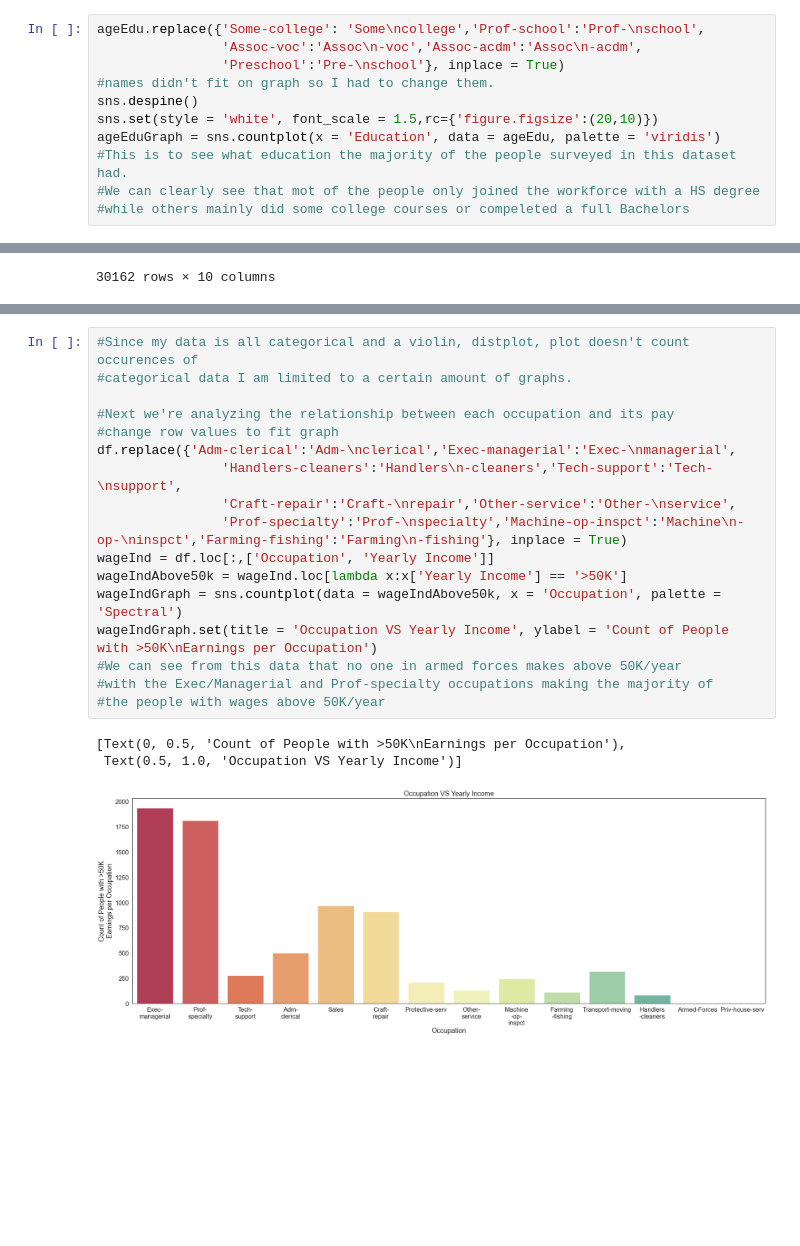
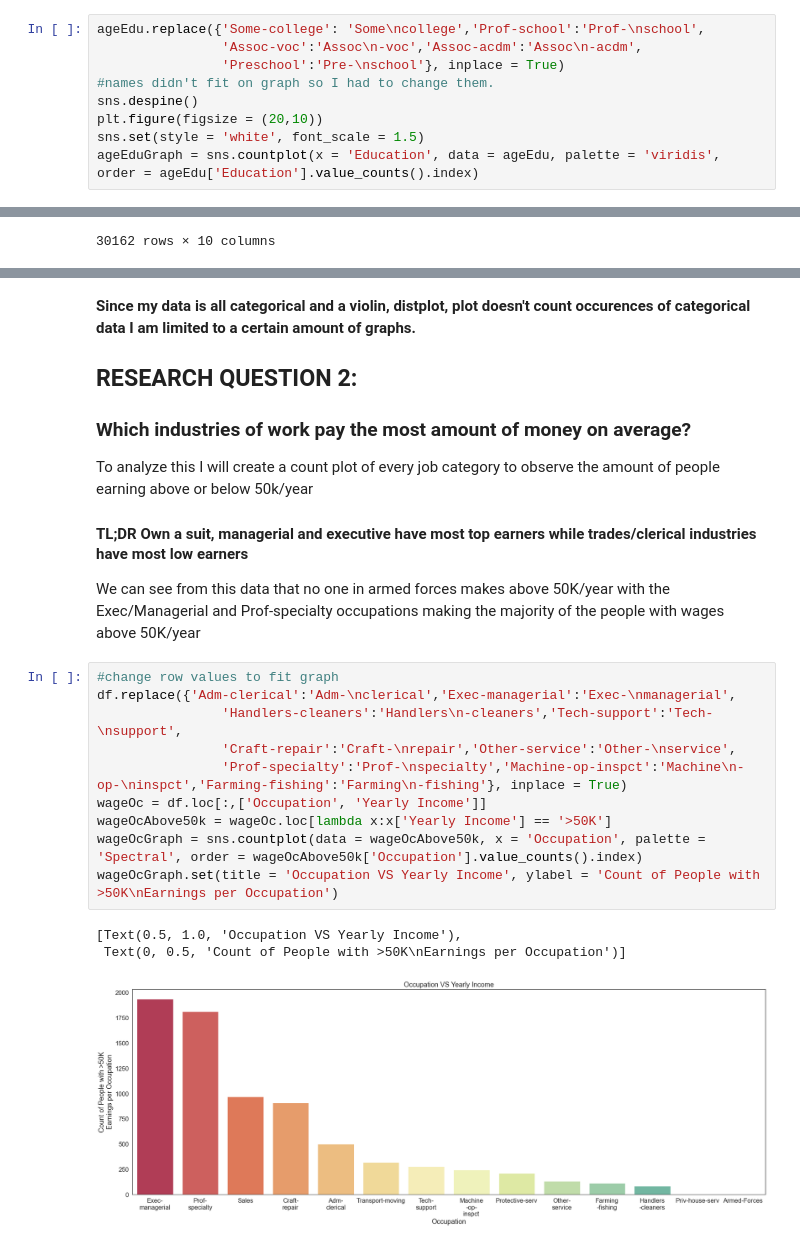
Before and after one commit to data301-2020-winter1/course-project-solo_122, a Jupyter notebook: analysis/SebiUnipan/milestone2.ipynb, the cells around one changed output, grey strips where cells are left out. Saved outputs shown, nothing was run; the diff lists cells and outputs as text; blank space fills up the shorter version.

```diff
--- a/analysis/SebiUnipan/milestone2.ipynb
+++ b/analysis/SebiUnipan/milestone2.ipynb
@@ -69,9 +77,7 @@ ageEdu.replace({'Some-college': 'Some\ncollege','Prof-school':'Prof-\nschool',
                 'Preschool':'Pre-\nschool'}, inplace = True)
 #names didn't fit on graph so I had to change them.
 sns.despine()
-sns.set(style = 'white', font_scale = 1.5,rc={'figure.figsize':(20,10)})
-ageEduGraph = sns.countplot(x = 'Education', data = ageEdu, palette = 'viridis')
-#This is to see what education the majority of the people surveyed in this dataset had.
-#We can clearly see that mot of the people only joined the workforce with a HS degree
-#while others mainly did some college courses or compeleted a full Bachelors
+plt.figure(figsize = (20,10))
+sns.set(style = 'white', font_scale = 1.5)
+ageEduGraph = sns.countplot(x = 'Education', data = ageEdu, palette = 'viridis', order = ageEdu['Education'].value_counts().index)
 # %% [output]
@@ -169,21 +180,23 @@ sns.countplot(x = 'Education', data = eduWageBelow50k)
+# %% [markdown]
+**Since my data is all categorical and a violin, distplot, plot doesn't count occurences of categorical data I am limited to a certain amount of graphs.**
+## RESEARCH QUESTION 2:
+### Which industries of work pay the most amount of money on average?
+To analyze this I will create a count plot of every job category to observe the amount of people earning above or below 50k/year
+#### TL;DR Own a suit, managerial and executive have most top earners while trades/clerical industries have most low earners
+We can see from this data that no one in armed forces makes above 50K/year
+with the Exec/Managerial and Prof-specialty occupations making the majority of
+the people with wages above 50K/year
 # %%
-#Since my data is all categorical and a violin, distplot, plot doesn't count occurences of
-#categorical data I am limited to a certain amount of graphs.
-
-#Next we're analyzing the relationship between each occupation and its pay
 #change row values to fit graph
 df.replace({'Adm-clerical':'Adm-\nclerical','Exec-managerial':'Exec-\nmanagerial',
                 'Handlers-cleaners':'Handlers\n-cleaners','Tech-support':'Tech-\nsupport',
                 'Craft-repair':'Craft-\nrepair','Other-service':'Other-\nservice',
                 'Prof-specialty':'Prof-\nspecialty','Machine-op-inspct':'Machine\n-op-\ninspct','Farming-fishing':'Farming\n-fishing'}, inplace = True)
-wageInd = df.loc[:,['Occupation', 'Yearly Income']]
-wageIndAbove50k = wageInd.loc[lambda x:x['Yearly Income'] == '>50K']
-wageIndGraph = sns.countplot(data = wageIndAbove50k, x = 'Occupation', palette = 'Spectral')
-wageIndGraph.set(title = 'Occupation VS Yearly Income', ylabel = 'Count of People with >50K\nEarnings per Occupation')
-#We can see from this data that no one in armed forces makes above 50K/year
-#with the Exec/Managerial and Prof-specialty occupations making the majority of
-#the people with wages above 50K/year
+wageOc = df.loc[:,['Occupation', 'Yearly Income']]
+wageOcAbove50k = wageOc.loc[lambda x:x['Yearly Income'] == '>50K']
+wageOcGraph = sns.countplot(data = wageOcAbove50k, x = 'Occupation', palette = 'Spectral', order = wageOcAbove50k['Occupation'].value_counts().index)
+wageOcGraph.set(title = 'Occupation VS Yearly Income', ylabel = 'Count of People with >50K\nEarnings per Occupation')
 # %% [output]
-[Text(0, 0.5, 'Count of People with >50K\nEarnings per Occupation'),
- Text(0.5, 1.0, 'Occupation VS Yearly Income')]
+[Text(0.5, 1.0, 'Occupation VS Yearly Income'),
+ Text(0, 0.5, 'Count of People with >50K\nEarnings per Occupation')]
-[figure, old version]
+[figure, new version]
```
Also changed, not shown: parts of 30 cells of this notebook, 1 other file.
